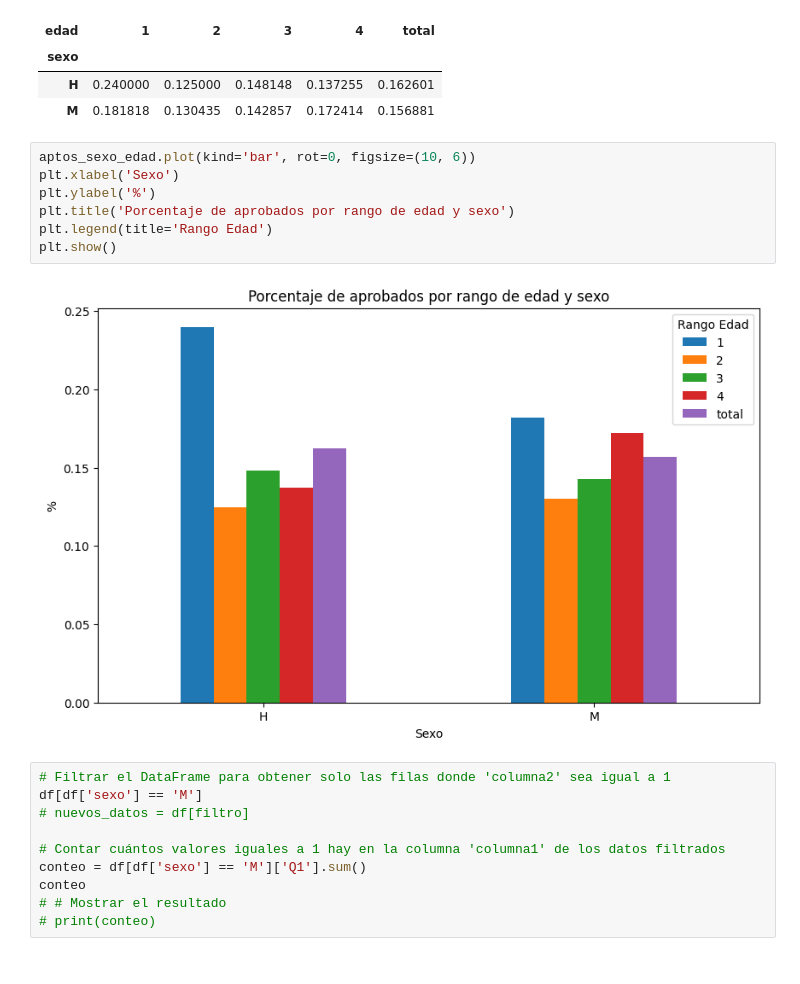
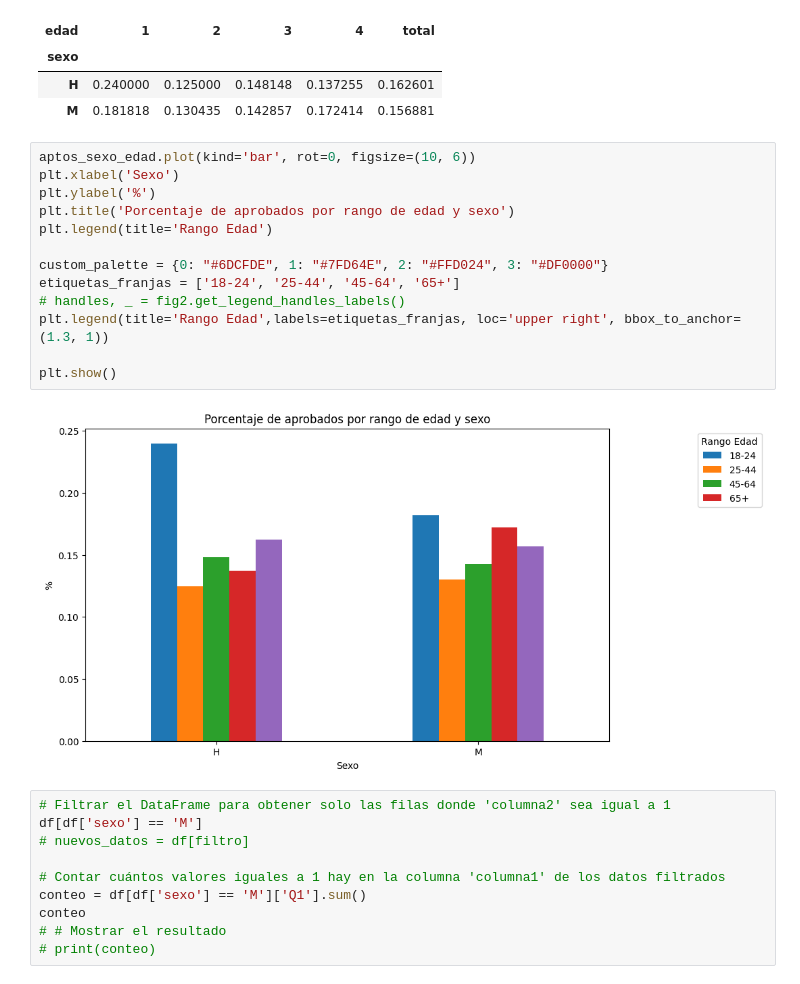
Before and after one commit to AlexCapis/HEATY---Aplicacion-Web-para-Olas-de-Calor, a Jupyter notebook: notebooks/eda_quiz.ipynb, the cells around one changed output. Saved outputs shown, nothing was run; the diff lists cells and outputs as text.

```diff
--- a/notebooks/eda_quiz.ipynb
+++ b/notebooks/eda_quiz.ipynb
@@ -345,12 +275,18 @@ aptos_sexo_edad
 # %%
 aptos_sexo_edad.plot(kind='bar', rot=0, figsize=(10, 6))
 plt.xlabel('Sexo')
 plt.ylabel('%')
 plt.title('Porcentaje de aprobados por rango de edad y sexo')
 plt.legend(title='Rango Edad')
+
+custom_palette = {0: "#6DCFDE", 1: "#7FD64E", 2: "#FFD024", 3: "#DF0000"}
+etiquetas_franjas = ['18-24', '25-44', '45-64', '65+']
+# handles, _ = fig2.get_legend_handles_labels()
+plt.legend(title='Rango Edad',labels=etiquetas_franjas, loc='upper right', bbox_to_anchor=(1.3, 1))
+
 plt.show()
 # %% [output]
-[figure, old version]
+[figure, new version]
 # %%
 # Filtrar el DataFrame para obtener solo las filas donde 'columna2' sea igual a 1
 df[df['sexo'] == 'M']
```
Also changed, not shown: parts of 5 cells of this notebook, 6 other files.
